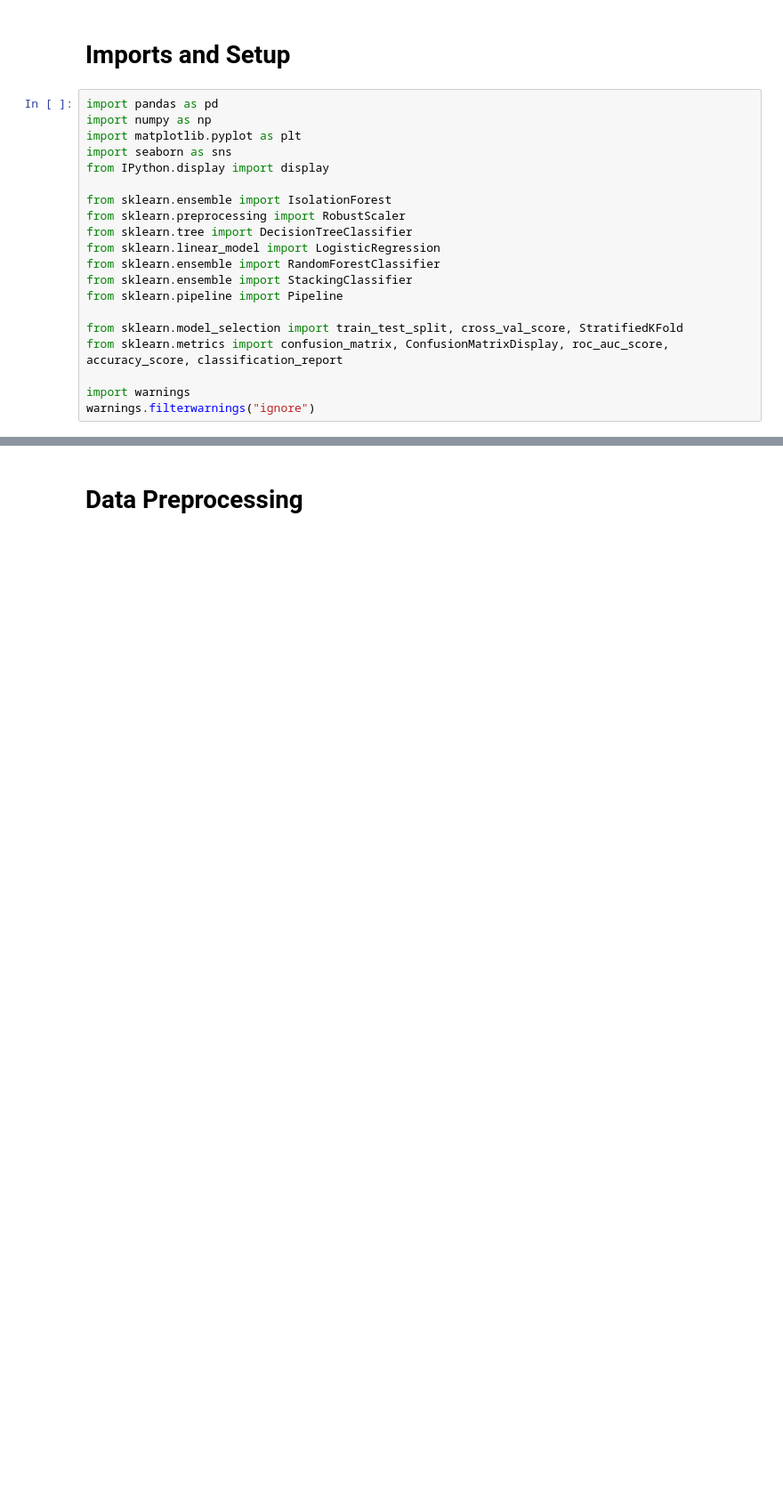
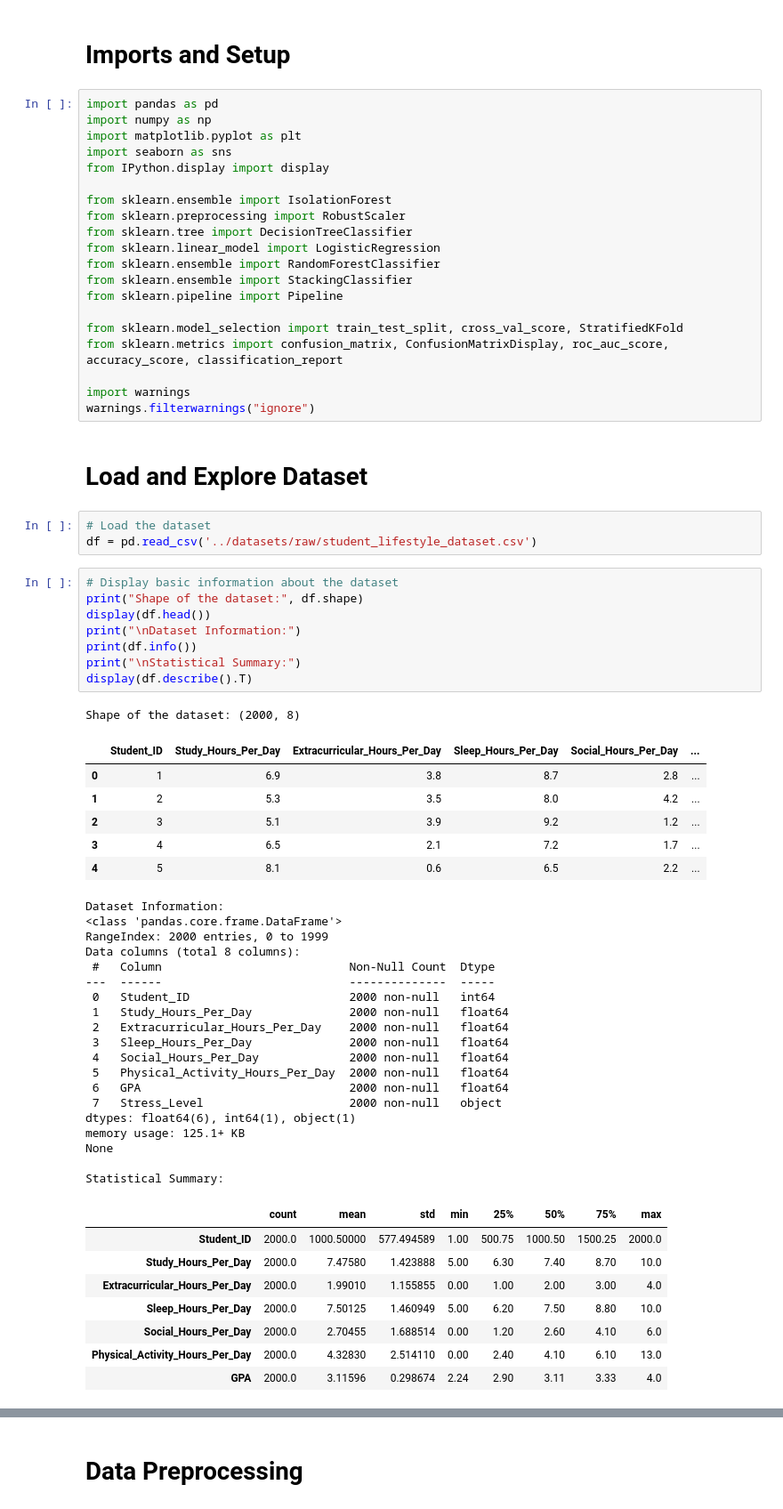
Before and after one commit to akbarekaputra01/nostressia, a Jupyter notebook: Current-Stress/notebooks/preprocessing.ipynb, the cells around one changed output, grey strips where cells are left out. Shown at 89% size. Cells and saved outputs as stored; diff of their text form; blank space fills up the shorter version.

```diff
--- a/Current-Stress/notebooks/preprocessing.ipynb
+++ b/Current-Stress/notebooks/preprocessing.ipynb
@@ -20,3 +20,51 @@ from sklearn.metrics import confusion_matrix, ConfusionMatrixDisplay, roc_auc_sc
 
 import warnings
 warnings.filterwarnings("ignore")
+# %% [markdown]
+# Load and Explore Dataset
+# %%
+# Load the dataset
+df = pd.read_csv('../datasets/raw/student_lifestyle_dataset.csv')
+# %%
+# Display basic information about the dataset
+print("Shape of the dataset:", df.shape)
+display(df.head())
+print("\nDataset Information:")
+print(df.info())
+print("\nStatistical Summary:")
+display(df.describe().T)
+# %% [output]
+Shape of the dataset: (2000, 8)
+|  | Student_ID | Study_Hours_Per_Day | Extracurricular_Hours_Per_Day | Sleep_Hours_Per_Day | Social_Hours_Per_Day | ... |
+| 0 | 1 | 6.9 | 3.8 | 8.7 | 2.8 | ... |
+| 1 | 2 | 5.3 | 3.5 | 8.0 | 4.2 | ... |
+| 2 | 3 | 5.1 | 3.9 | 9.2 | 1.2 | ... |
+| 3 | 4 | 6.5 | 2.1 | 7.2 | 1.7 | ... |
+| 4 | 5 | 8.1 | 0.6 | 6.5 | 2.2 | ... |
+Dataset Information:
+<class 'pandas.core.frame.DataFrame'>
+RangeIndex: 2000 entries, 0 to 1999
+Data columns (total 8 columns):
+ #   Column                           Non-Null Count  Dtype
+---  ------                           --------------  -----
+ 0   Student_ID                       2000 non-null   int64
+ 1   Study_Hours_Per_Day              2000 non-null   float64
+ 2   Extracurricular_Hours_Per_Day    2000 non-null   float64
+ 3   Sleep_Hours_Per_Day              2000 non-null   float64
+ 4   Social_Hours_Per_Day             2000 non-null   float64
+ 5   Physical_Activity_Hours_Per_Day  2000 non-null   float64
+ 6   GPA                              2000 non-null   float64
+ 7   Stress_Level                     2000 non-null   object
+dtypes: float64(6), int64(1), object(1)
+memory usage: 125.1+ KB
+None
+
+Statistical Summary:
+|  | count | mean | std | min | 25% | 50% | 75% | max |
+| Student_ID | 2000.0 | 1000.50000 | 577.494589 | 1.00 | 500.75 | 1000.50 | 1500.25 | 2000.0 |
+| Study_Hours_Per_Day | 2000.0 | 7.47580 | 1.423888 | 5.00 | 6.30 | 7.40 | 8.70 | 10.0 |
+| Extracurricular_Hours_Per_Day | 2000.0 | 1.99010 | 1.155855 | 0.00 | 1.00 | 2.00 | 3.00 | 4.0 |
+| Sleep_Hours_Per_Day | 2000.0 | 7.50125 | 1.460949 | 5.00 | 6.20 | 7.50 | 8.80 | 10.0 |
+| Social_Hours_Per_Day | 2000.0 | 2.70455 | 1.688514 | 0.00 | 1.20 | 2.60 | 4.10 | 6.0 |
+| Physical_Activity_Hours_Per_Day | 2000.0 | 4.32830 | 2.514110 | 0.00 | 2.40 | 4.10 | 6.10 | 13.0 |
+| GPA | 2000.0 | 3.11596 | 0.298674 | 2.24 | 2.90 | 3.11 | 3.33 | 4.0 |
```
Also changed, not shown: parts of 11 cells of this notebook, 3 other files.
